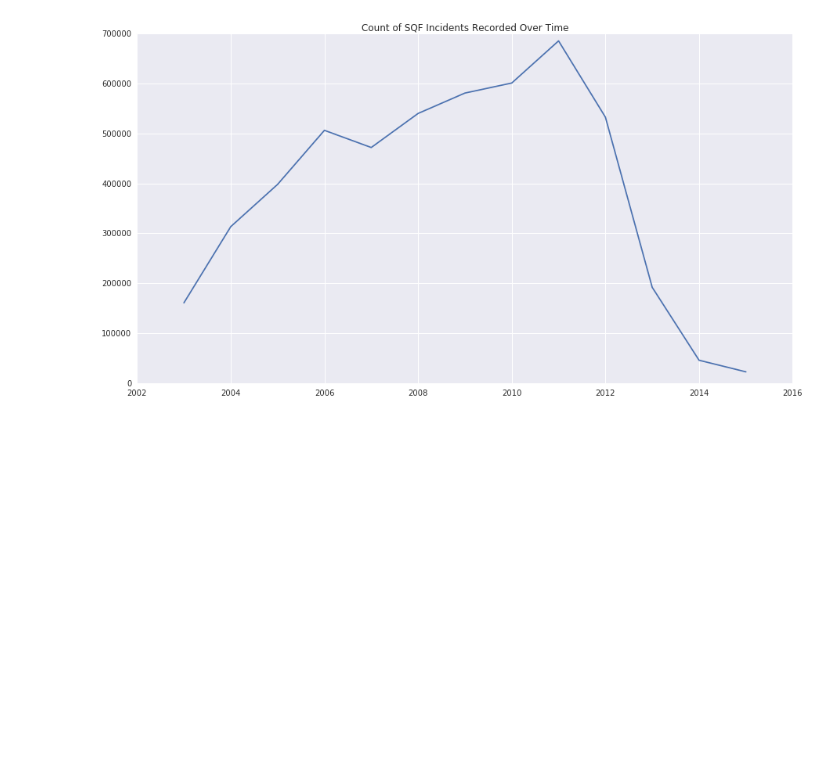
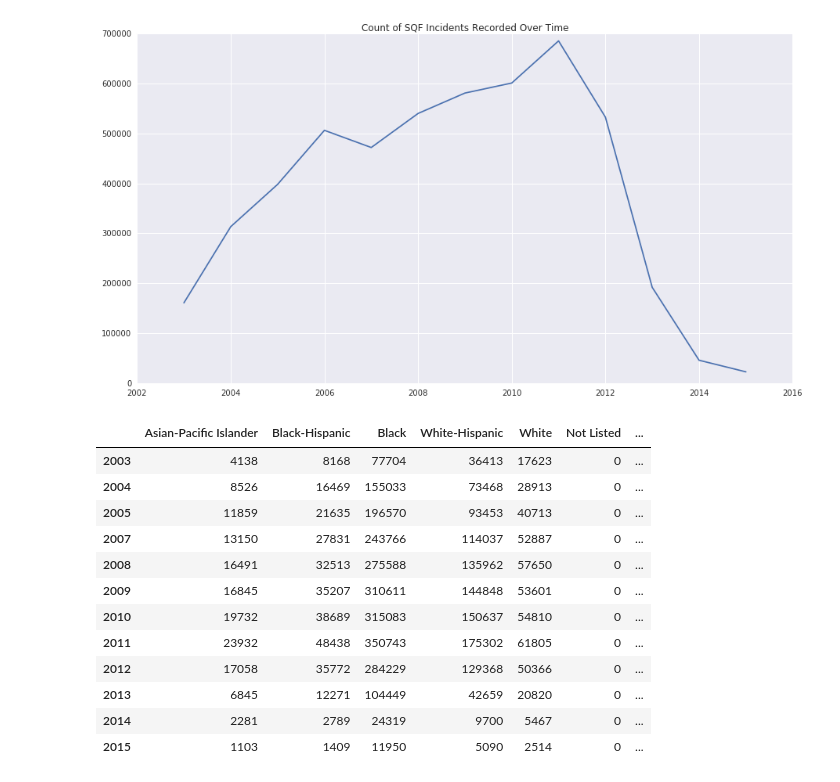
Before and after one commit to michellemho/ads_proj, a Jupyter notebook: nypd_sqf_data.ipynb, the cells around one changed output. Cells and saved outputs as stored; diff of their text form; code cells hidden in the pictures; blank space fills up the shorter version.

```diff
--- a/nypd_sqf_data.ipynb
+++ b/nypd_sqf_data.ipynb
@@ -62,0 +92,23 @@ plt.title('Count of SQF Incidents Recorded Over Time')
+# %%
+def read_race_count(year):
+    file_path = 'data/{}.csv'.format(year)
+    with open(file_path, 'r') as csv_file:
+        reader = csv.reader(csv_file,delimiter = ",")
+        race_count = {'A':0,
+        'B':0,
+        'I':0,
+        'P':0,
+        'Q':0,
+        'W':0,
+        'X':0,
+        'Z':0,
+        'Not Listed':0}
+        for row in reader:
+            for key in race_count.keys():
+                if row[81] == key:
+                    race_count[key] += 1
+        return race_count
+# %%
+df_racecount = {}
+for year in range(2003, 2016):
+    df_racecount['{}'.format(year)] = read_race_count(year)
@@ -62,0 +120,28 @@ plt.title('Count of SQF Incidents Recorded Over Time')
+# %%
+df_sqf_race = df_sqf_race[(df_sqf_race.T != 0).any()]
+df_sqf_race.columns = ['Asian-Pacific Islander','Black-Hispanic','Black','White-Hispanic','White','Not Listed','American Indian/Alaskan Native','Unknown','Other']
+
+races = {'A': 'ASIAN/PACIFIC ISLANDER',
+ 'B': 'BLACK',
+ 'I': 'AMERICAN INDIAN/ALASKAN NATIVE',
+ 'P': 'BLACK-HISPANIC',
+ 'Q': 'WHITE-HISPANIC',
+ 'W': 'WHITE',
+ 'X': 'UNKNOWN',
+ 'Z': 'OTHER'}
+
+df_sqf_race
+# %% [output]
+|  | Asian-Pacific Islander | Black-Hispanic | Black | White-Hispanic | White | Not Listed | ... |
+| 2003 | 4138 | 8168 | 77704 | 36413 | 17623 | 0 | ... |
+| 2004 | 8526 | 16469 | 155033 | 73468 | 28913 | 0 | ... |
+| 2005 | 11859 | 21635 | 196570 | 93453 | 40713 | 0 | ... |
+| 2007 | 13150 | 27831 | 243766 | 114037 | 52887 | 0 | ... |
+| 2008 | 16491 | 32513 | 275588 | 135962 | 57650 | 0 | ... |
+| 2009 | 16845 | 35207 | 310611 | 144848 | 53601 | 0 | ... |
+| 2010 | 19732 | 38689 | 315083 | 150637 | 54810 | 0 | ... |
+| 2011 | 23932 | 48438 | 350743 | 175302 | 61805 | 0 | ... |
+| 2012 | 17058 | 35772 | 284229 | 129368 | 50366 | 0 | ... |
+| 2013 | 6845 | 12271 | 104449 | 42659 | 20820 | 0 | ... |
+| 2014 | 2281 | 2789 | 24319 | 9700 | 5467 | 0 | ... |
+| 2015 | 1103 | 1409 | 11950 | 5090 | 2514 | 0 | ... |
```
Also changed, not shown: parts of 8 cells of this notebook.
